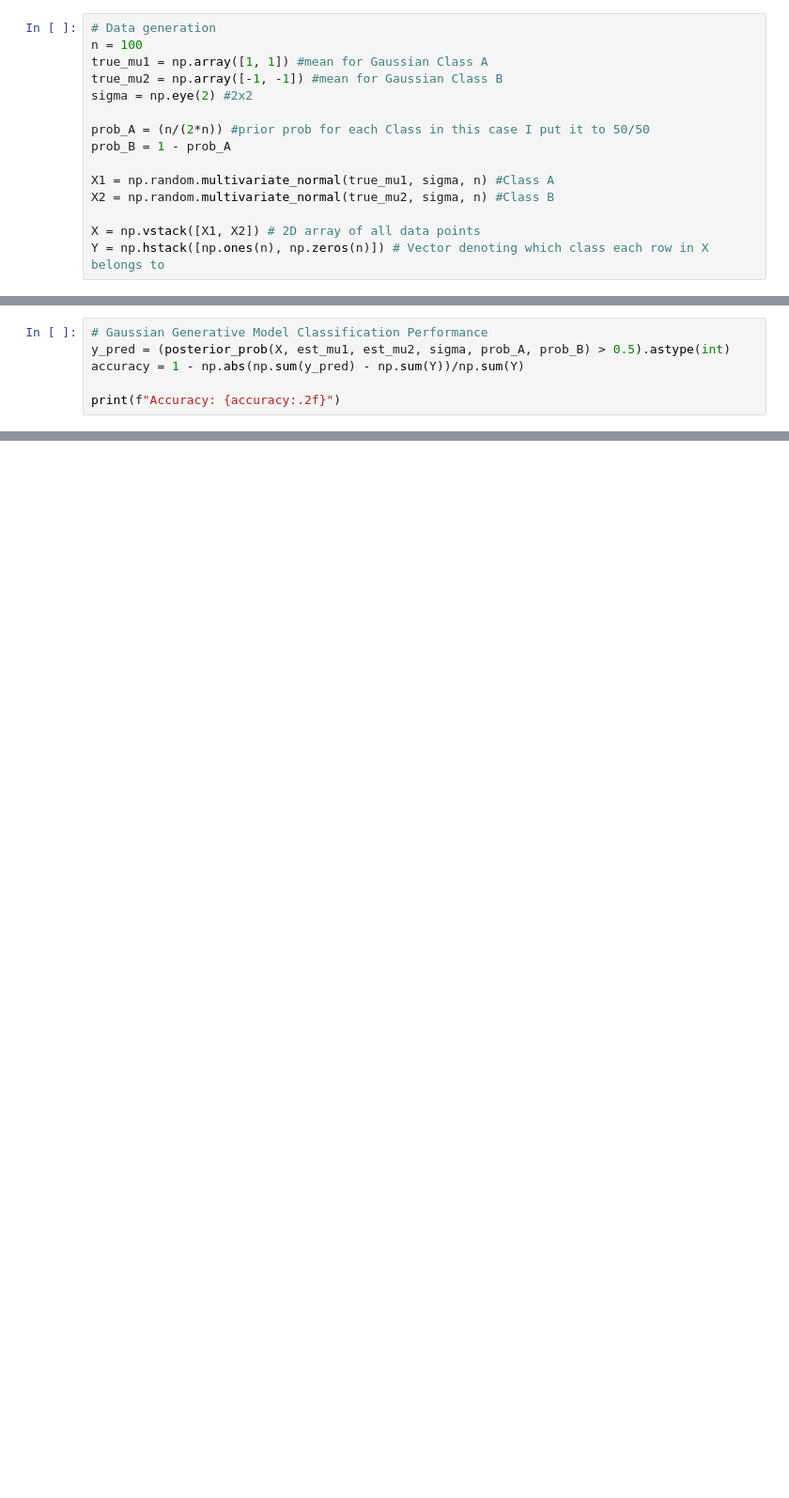
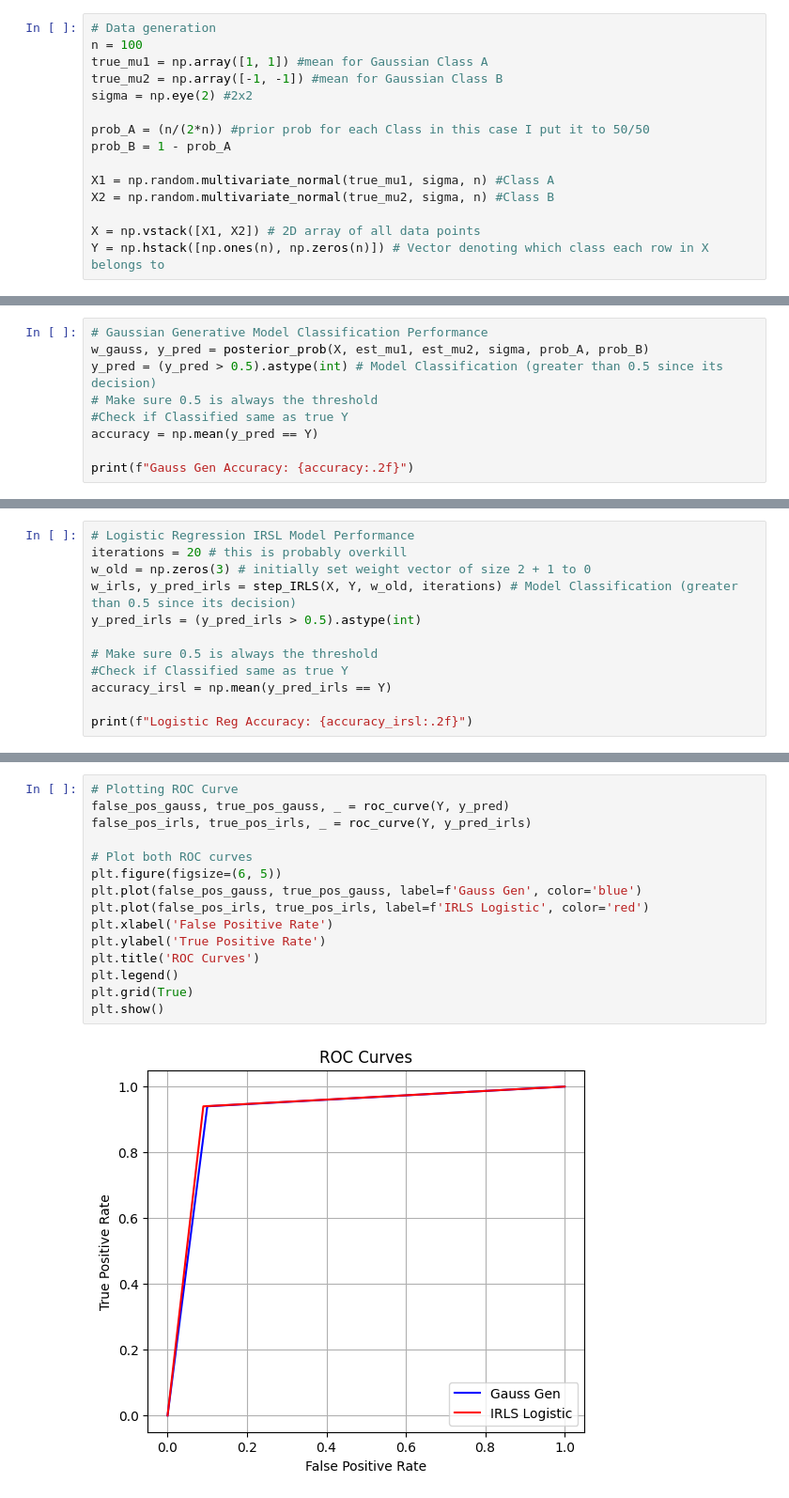
Before and after one commit to andrewtuna05/ECE474, a Jupyter notebook: proj3/proj3_Andrew_Yuan.ipynb, the cells around one changed output, grey strips where cells are left out. Shown at 94% size. Drawn from its saved outputs; the diff is of its cells as text; blank space fills up the shorter version.

```diff
--- a/proj3/proj3_Andrew_Yuan.ipynb
+++ b/proj3/proj3_Andrew_Yuan.ipynb
@@ -36,7 +44,10 @@ def posterior_prob(x_data, est_mu1, est_mu2, sigma, prob_A, prob_B):
 # %%
 # Gaussian Generative Model Classification Performance
-y_pred = (posterior_prob(X, est_mu1, est_mu2, sigma, prob_A, prob_B) > 0.5).astype(int)
-accuracy = 1 - np.abs(np.sum(y_pred) - np.sum(Y))/np.sum(Y)
+w_gauss, y_pred = posterior_prob(X, est_mu1, est_mu2, sigma, prob_A, prob_B)
+y_pred = (y_pred > 0.5).astype(int) # Model Classification (greater than 0.5 since its decision)
+# Make sure 0.5 is always the threshold
+#Check if Classified same as true Y
+accuracy = np.mean(y_pred == Y)
 
-print(f"Accuracy: {accuracy:.2f}")
+print(f"Gauss Gen Accuracy: {accuracy:.2f}")
 # %% [output]
@@ -45,0 +83,12 @@ Accuracy: 0.93
+# %%
+# Logistic Regression IRSL Model Performance
+iterations = 20 # this is probably overkill
+w_old = np.zeros(3) # initially set weight vector of size 2 + 1 to 0
+w_irls, y_pred_irls = step_IRLS(X, Y, w_old, iterations) # Model Classification (greater than 0.5 since its decision)
+y_pred_irls = (y_pred_irls > 0.5).astype(int)
+
+# Make sure 0.5 is always the threshold
+#Check if Classified same as true Y
+accuracy_irsl = np.mean(y_pred_irls == Y)
+
+print(f"Logistic Reg Accuracy: {accuracy_irsl:.2f}")
@@ -45,0 +98,17 @@ Accuracy: 0.93
+# %%
+# Plotting ROC Curve
+false_pos_gauss, true_pos_gauss, _ = roc_curve(Y, y_pred)
+false_pos_irls, true_pos_irls, _ = roc_curve(Y, y_pred_irls)
+
+# Plot both ROC curves
+plt.figure(figsize=(6, 5))
+plt.plot(false_pos_gauss, true_pos_gauss, label=f'Gauss Gen', color='blue')
+plt.plot(false_pos_irls, true_pos_irls, label=f'IRLS Logistic', color='red')
+plt.xlabel('False Positive Rate')
+plt.ylabel('True Positive Rate')
+plt.title('ROC Curves')
+plt.legend()
+plt.grid(True)
+plt.show()
+# %% [output]
+[figure, added]
```
Also changed, not shown: parts of 10 cells of this notebook.
